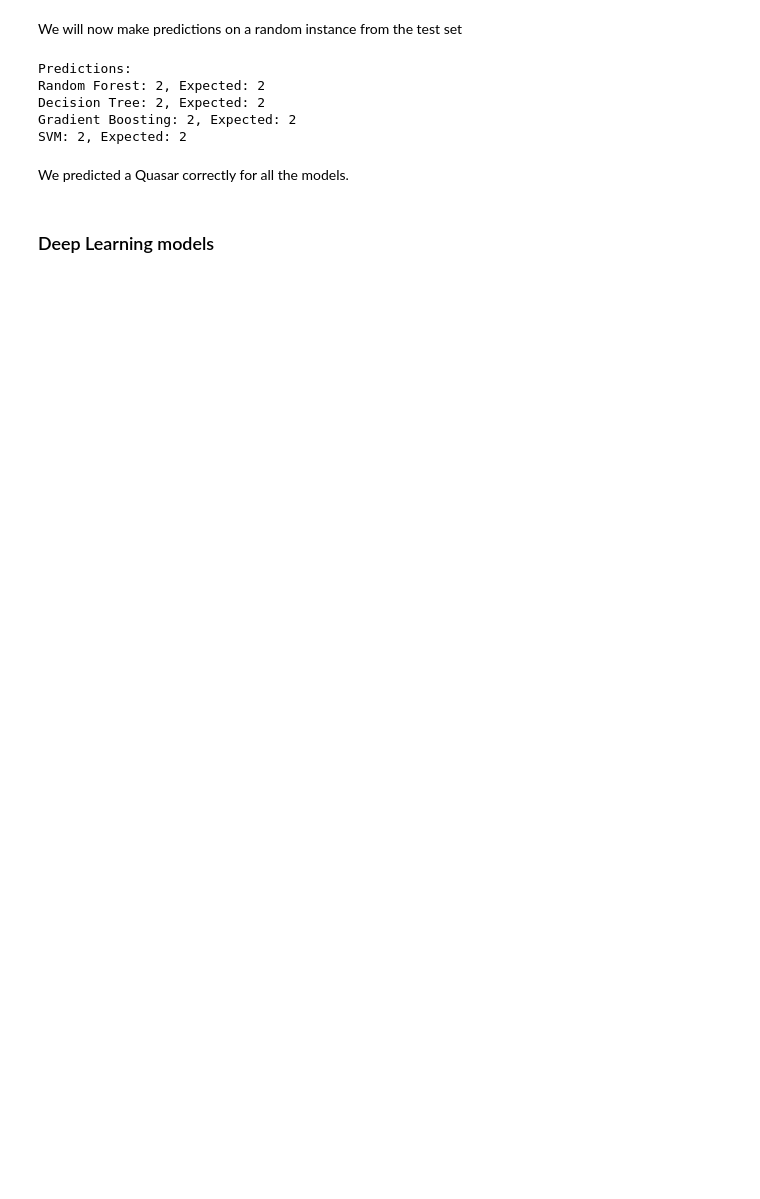
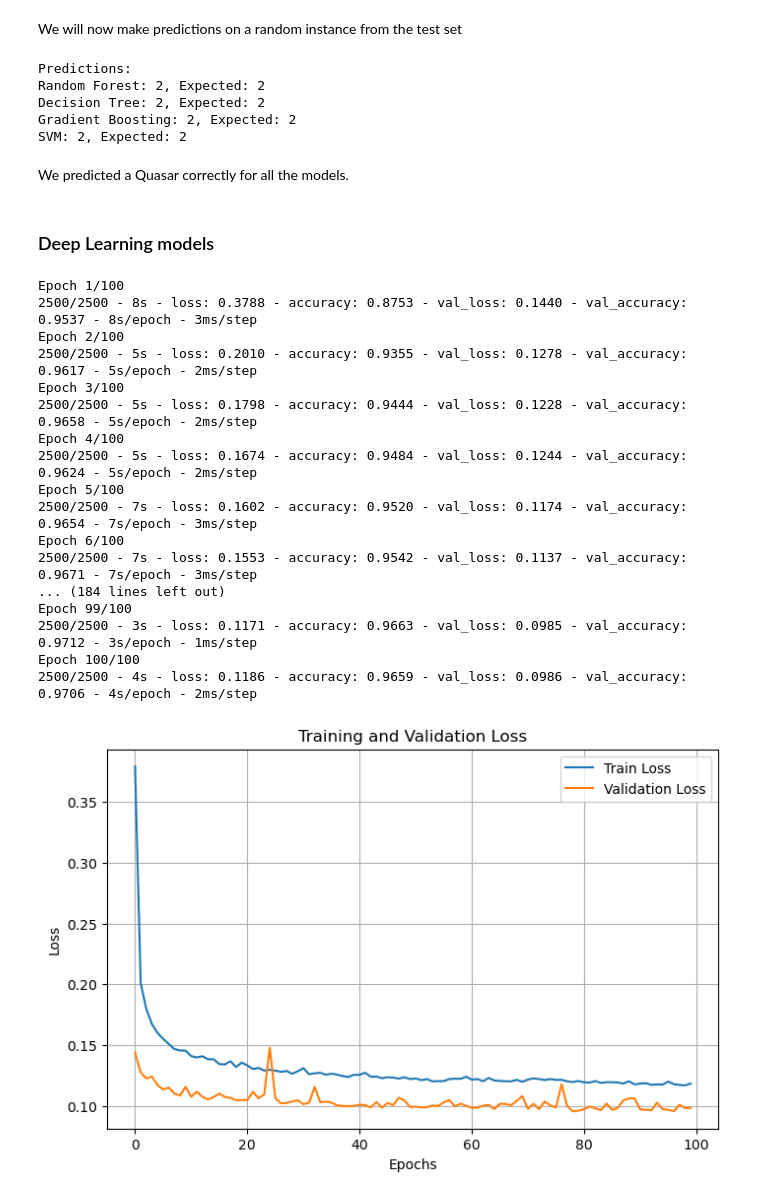
Before and after one commit to dianasolangel/PROJECTS, a Jupyter notebook: stars_classification/stellar_classification.ipynb, the cells around one changed output. Saved outputs shown, nothing was run; the diff lists cells and outputs as text; code cells hidden in the pictures; blank space fills up the shorter version.

Commit message:
update deep learning model

```diff
--- a/stars_classification/stellar_classification.ipynb
+++ b/stars_classification/stellar_classification.ipynb
@@ -346,3 +347,6 @@ SVM: 2, Expected: 2
 We predicted a Quasar correctly for all the models.
 # %% [markdown]
 ### Deep Learning models
+# %%
+train_dataset = tf.data.Dataset.from_tensor_slices((X_train, Y_train)).batch(32)
+val_dataset = tf.data.Dataset.from_tensor_slices((X_test, Y_test)).batch(32)
@@ -348,0 +392,42 @@ We predicted a Quasar correctly for all the models.
+# %%
+def train_model(model, train_data, epochs, learning_rate, val_data=None):
+    optimizer = tf.keras.optimizers.legacy.Adam(learning_rate=learning_rate)
+    loss_fn = tf.keras.losses.SparseCategoricalCrossentropy(from_logits=True)
+    model.compile(optimizer=optimizer, loss=loss_fn, metrics=['accuracy'])
+
+    history = model.fit(train_data, epochs=epochs, validation_data=val_data, verbose=2)
+
+    plt.figure(figsize=(8, 5))
+    plt.plot(history.history['loss'], label='Train Loss')
+    if val_data is not None:
+        plt.plot(history.history['val_loss'], label='Validation Loss')
+    plt.title('Training and Validation Loss')
+    plt.xlabel('Epochs')
+    plt.ylabel('Loss')
+    plt.legend()
+    plt.grid(True)
+    plt.show()
+
+    return history
+
+
+history = train_model(model, train_data=train_dataset, epochs=100, learning_rate=0.001, val_data=val_dataset)
+# %% [output]
+Epoch 1/100
+2500/2500 - 8s - loss: 0.3788 - accuracy: 0.8753 - val_loss: 0.1440 - val_accuracy: 0.9537 - 8s/epoch - 3ms/step
+Epoch 2/100
+2500/2500 - 5s - loss: 0.2010 - accuracy: 0.9355 - val_loss: 0.1278 - val_accuracy: 0.9617 - 5s/epoch - 2ms/step
+Epoch 3/100
+2500/2500 - 5s - loss: 0.1798 - accuracy: 0.9444 - val_loss: 0.1228 - val_accuracy: 0.9658 - 5s/epoch - 2ms/step
+Epoch 4/100
+2500/2500 - 5s - loss: 0.1674 - accuracy: 0.9484 - val_loss: 0.1244 - val_accuracy: 0.9624 - 5s/epoch - 2ms/step
+Epoch 5/100
+2500/2500 - 7s - loss: 0.1602 - accuracy: 0.9520 - val_loss: 0.1174 - val_accuracy: 0.9654 - 7s/epoch - 3ms/step
+Epoch 6/100
+2500/2500 - 7s - loss: 0.1553 - accuracy: 0.9542 - val_loss: 0.1137 - val_accuracy: 0.9671 - 7s/epoch - 3ms/step
+... (184 lines left out)
+Epoch 99/100
+2500/2500 - 3s - loss: 0.1171 - accuracy: 0.9663 - val_loss: 0.0985 - val_accuracy: 0.9712 - 3s/epoch - 1ms/step
+Epoch 100/100
+2500/2500 - 4s - loss: 0.1186 - accuracy: 0.9659 - val_loss: 0.0986 - val_accuracy: 0.9706 - 4s/epoch - 2ms/step
+[figure, added]
```
Also changed, not shown: parts of 13 cells of this notebook.
